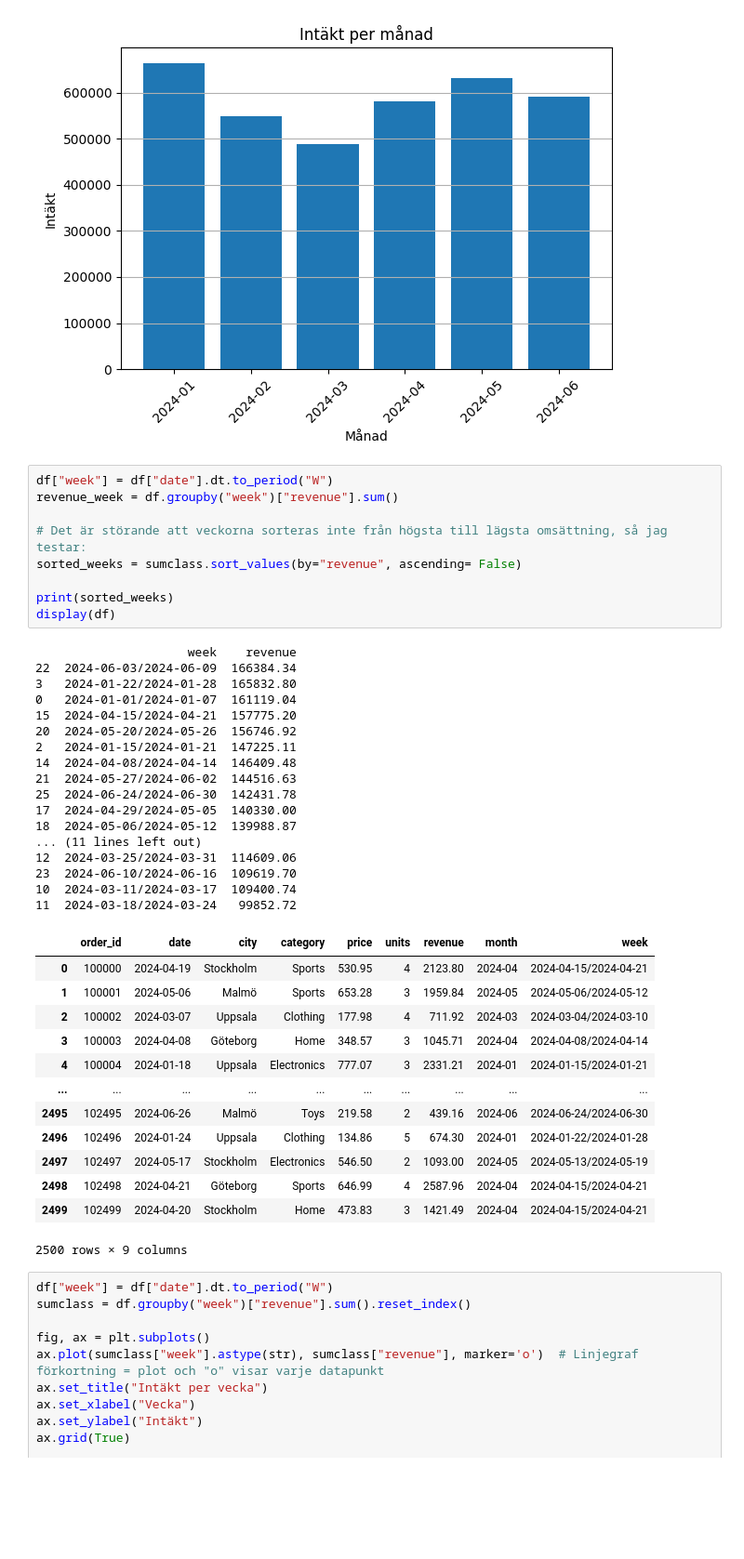
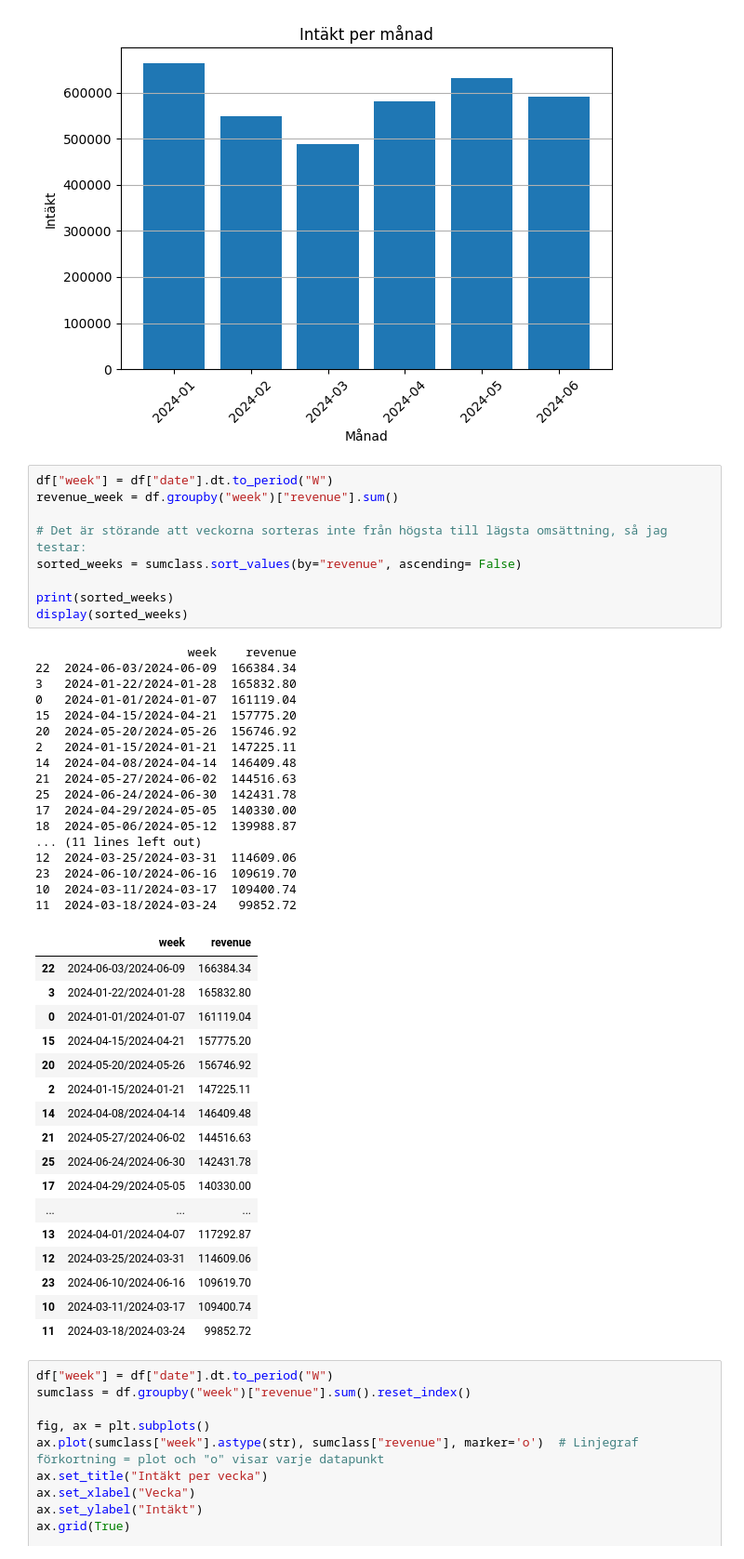
Before and after one commit to KevinCJohansson/E-handel-snabbrapport, a Jupyter notebook: notebooks/report.ipynb, the cells around one changed output. Shown at 93% size. Saved outputs shown, nothing was run; the diff lists cells and outputs as text; blank space fills up the shorter version.

```diff
--- a/notebooks/report.ipynb
+++ b/notebooks/report.ipynb
@@ -53,43 +48,47 @@ plt.show()
 # %%
 df["week"] = df["date"].dt.to_period("W")
 revenue_week = df.groupby("week")["revenue"].sum()
 
 # Det är störande att veckorna sorteras inte från högsta till lägsta omsättning, så jag testar:
 sorted_weeks = sumclass.sort_values(by="revenue", ascending= False)
 
 print(sorted_weeks)
-display(df)
+display(sorted_weeks)
 # %% [output]
                      week    revenue
 22  2024-06-03/2024-06-09  166384.34
 3   2024-01-22/2024-01-28  165832.80
 0   2024-01-01/2024-01-07  161119.04
 15  2024-04-15/2024-04-21  157775.20
 20  2024-05-20/2024-05-26  156746.92
 2   2024-01-15/2024-01-21  147225.11
 14  2024-04-08/2024-04-14  146409.48
 21  2024-05-27/2024-06-02  144516.63
 25  2024-06-24/2024-06-30  142431.78
 17  2024-04-29/2024-05-05  140330.00
 18  2024-05-06/2024-05-12  139988.87
 ... (11 lines left out)
 12  2024-03-25/2024-03-31  114609.06
 23  2024-06-10/2024-06-16  109619.70
 10  2024-03-11/2024-03-17  109400.74
 11  2024-03-18/2024-03-24   99852.72
-|  | order_id | date | city | category | price | units | revenue | month | week |
-| 0 | 100000 | 2024-04-19 | Stockholm | Sports | 530.95 | 4 | 2123.80 | 2024-04 | 2024-04-15/2024-04-21 |
-| 1 | 100001 | 2024-05-06 | Malmö | Sports | 653.28 | 3 | 1959.84 | 2024-05 | 2024-05-06/2024-05-12 |
-| 2 | 100002 | 2024-03-07 | Uppsala | Clothing | 177.98 | 4 | 711.92 | 2024-03 | 2024-03-04/2024-03-10 |
-| 3 | 100003 | 2024-04-08 | Göteborg | Home | 348.57 | 3 | 1045.71 | 2024-04 | 2024-04-08/2024-04-14 |
-| 4 | 100004 | 2024-01-18 | Uppsala | Electronics | 777.07 | 3 | 2331.21 | 2024-01 | 2024-01-15/2024-01-21 |
-| ... | ... | ... | ... | ... | ... | ... | ... | ... | ... |
-| 2495 | 102495 | 2024-06-26 | Malmö | Toys | 219.58 | 2 | 439.16 | 2024-06 | 2024-06-24/2024-06-30 |
-| 2496 | 102496 | 2024-01-24 | Uppsala | Clothing | 134.86 | 5 | 674.30 | 2024-01 | 2024-01-22/2024-01-28 |
-| 2497 | 102497 | 2024-05-17 | Stockholm | Electronics | 546.50 | 2 | 1093.00 | 2024-05 | 2024-05-13/2024-05-19 |
-| 2498 | 102498 | 2024-04-21 | Göteborg | Sports | 646.99 | 4 | 2587.96 | 2024-04 | 2024-04-15/2024-04-21 |
-| 2499 | 102499 | 2024-04-20 | Stockholm | Home | 473.83 | 3 | 1421.49 | 2024-04 | 2024-04-15/2024-04-21 |
+|  | week | revenue |
+| 22 | 2024-06-03/2024-06-09 | 166384.34 |
+| 3 | 2024-01-22/2024-01-28 | 165832.80 |
+| 0 | 2024-01-01/2024-01-07 | 161119.04 |
+| 15 | 2024-04-15/2024-04-21 | 157775.20 |
+| 20 | 2024-05-20/2024-05-26 | 156746.92 |
+| 2 | 2024-01-15/2024-01-21 | 147225.11 |
+| 14 | 2024-04-08/2024-04-14 | 146409.48 |
+| 21 | 2024-05-27/2024-06-02 | 144516.63 |
+| 25 | 2024-06-24/2024-06-30 | 142431.78 |
+| 17 | 2024-04-29/2024-05-05 | 140330.00 |
+| ... | ... | ... |
+| 13 | 2024-04-01/2024-04-07 | 117292.87 |
+| 12 | 2024-03-25/2024-03-31 | 114609.06 |
+| 23 | 2024-06-10/2024-06-16 | 109619.70 |
+| 10 | 2024-03-11/2024-03-17 | 109400.74 |
+| 11 | 2024-03-18/2024-03-24 | 99852.72 |
-2500 rows × 9 columns
 # %%
 df["week"] = df["date"].dt.to_period("W")
 sumclass = df.groupby("week")["revenue"].sum().reset_index()
```
Also changed, not shown: parts of 2 cells of this notebook.
